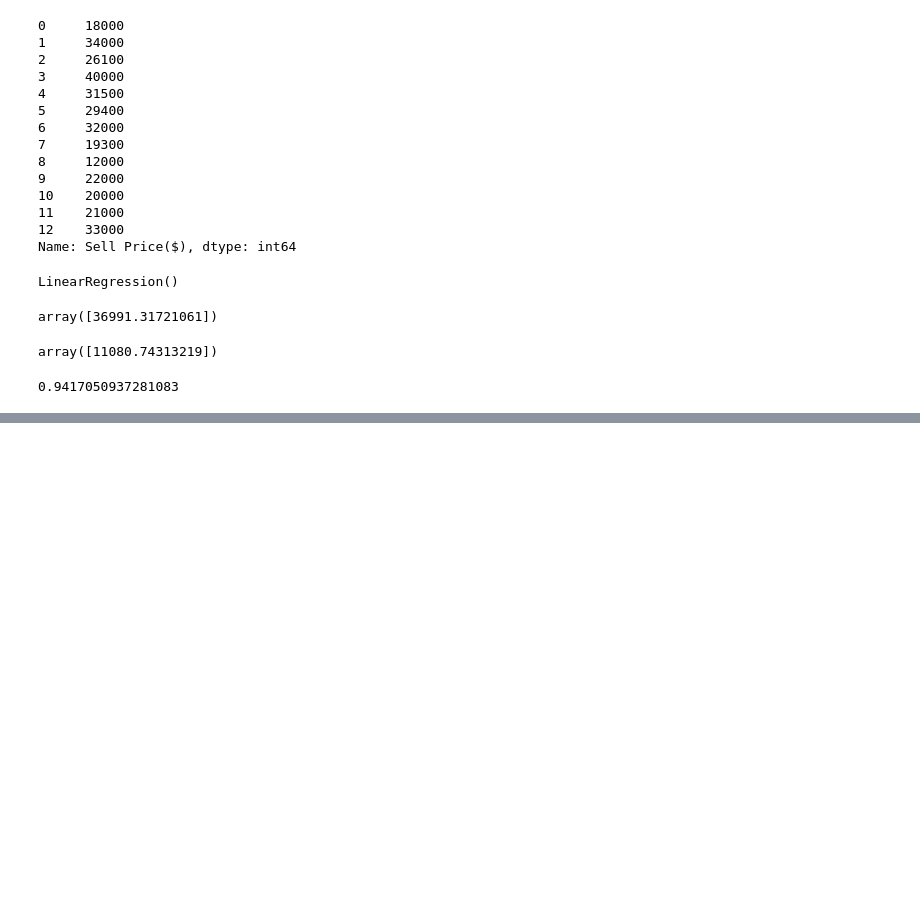
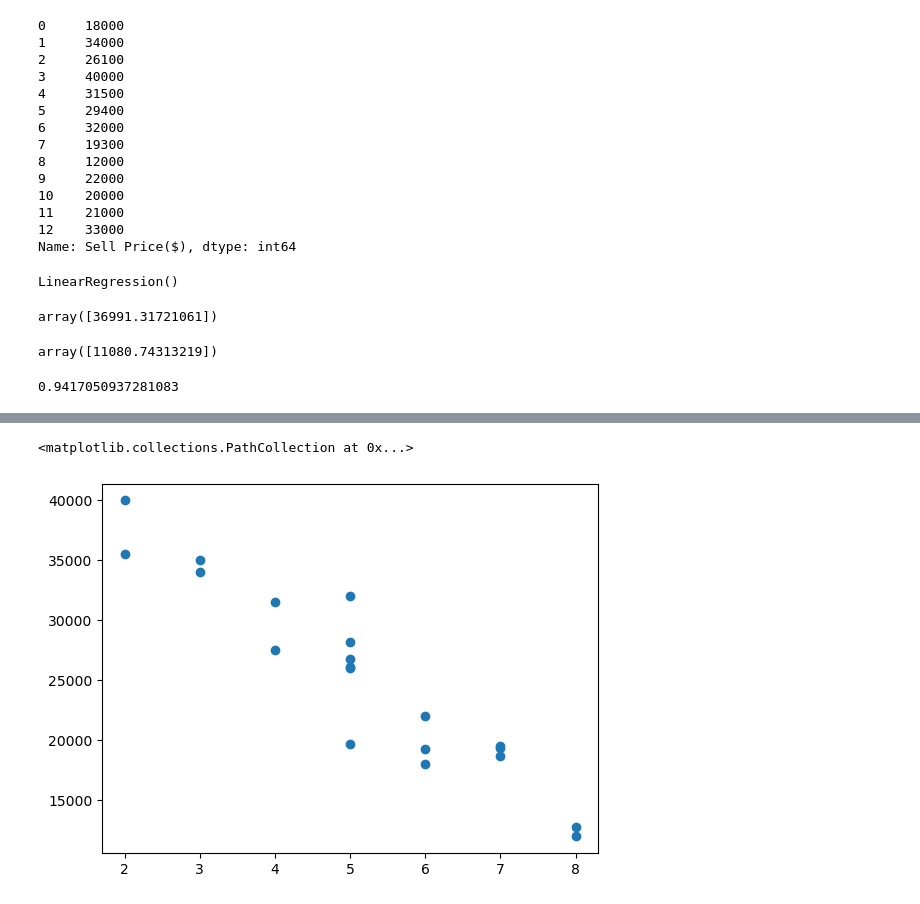
Before and after one commit to avikaushik282/ML, a Jupyter notebook: Encoding.ipynb, the cells around one changed output, grey strips where cells are left out. Cells and saved outputs as stored; diff of their text form; code cells hidden in the pictures; blank space fills up the shorter version.

```diff
--- a/Encoding.ipynb
+++ b/Encoding.ipynb
@@ -399,0 +427,5 @@ lr.score(X,y)
+# %%
+plt.scatter(data['Age(yrs)'],data['Sell Price($)'])
+# %% [output]
+<matplotlib.collections.PathCollection at 0x...>
+[figure, added]
```
Also changed, not shown: parts of 10 cells of this notebook, 1 other file.
